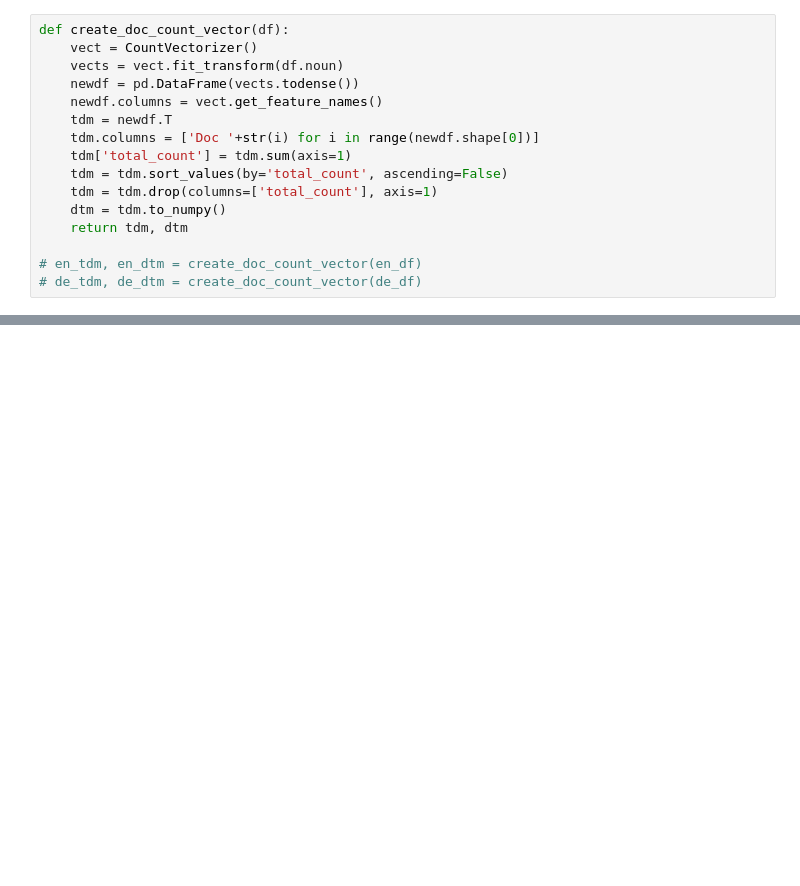
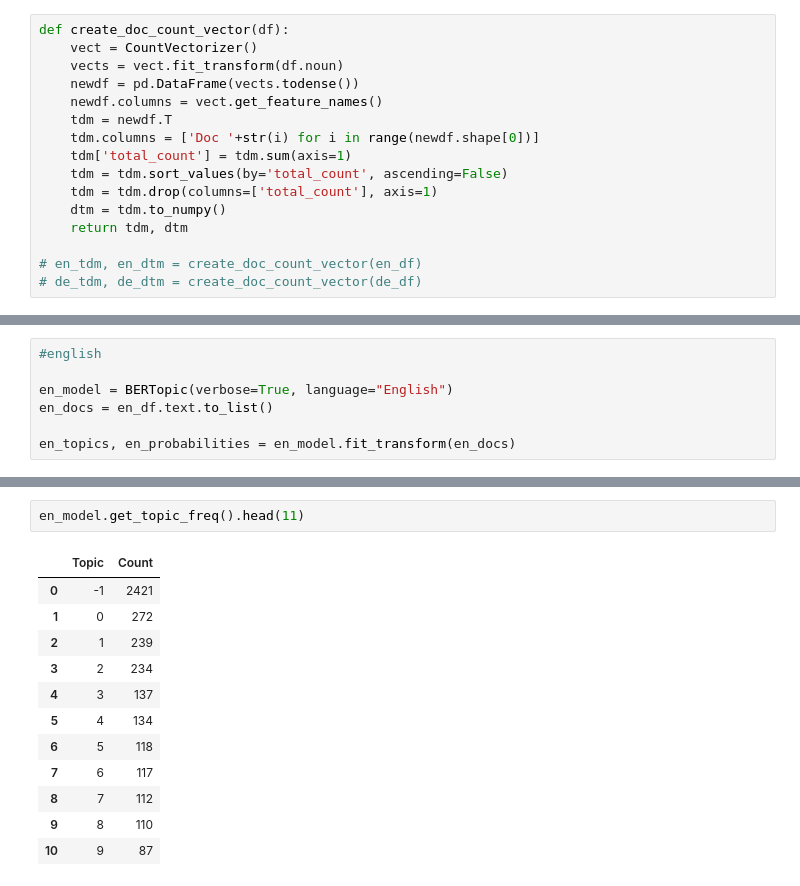
Before and after one commit to moinam/TweetAnalyzer, a Jupyter notebook: TopicModelling.ipynb, the cells around one changed output, grey strips where cells are left out. Saved outputs shown, nothing was run; the diff lists cells and outputs as text; blank space fills up the shorter version.

```diff
--- a/TopicModelling.ipynb
+++ b/TopicModelling.ipynb
@@ -525,0 +581,7 @@ topic
+# %%
+#english
+
+en_model = BERTopic(verbose=True, language="English")
+en_docs = en_df.text.to_list()
+
+en_topics, en_probabilities = en_model.fit_transform(en_docs)
@@ -525,0 +592,15 @@ topic
+# %%
+en_model.get_topic_freq().head(11)
+# %% [output]
+|  | Topic | Count |
+| 0 | -1 | 2421 |
+| 1 | 0 | 272 |
+| 2 | 1 | 239 |
+| 3 | 2 | 234 |
+| 4 | 3 | 137 |
+| 5 | 4 | 134 |
+| 6 | 5 | 118 |
+| 7 | 6 | 117 |
+| 8 | 7 | 112 |
+| 9 | 8 | 110 |
+| 10 | 9 | 87 |
```
Also changed, not shown: parts of 24 cells of this notebook.
